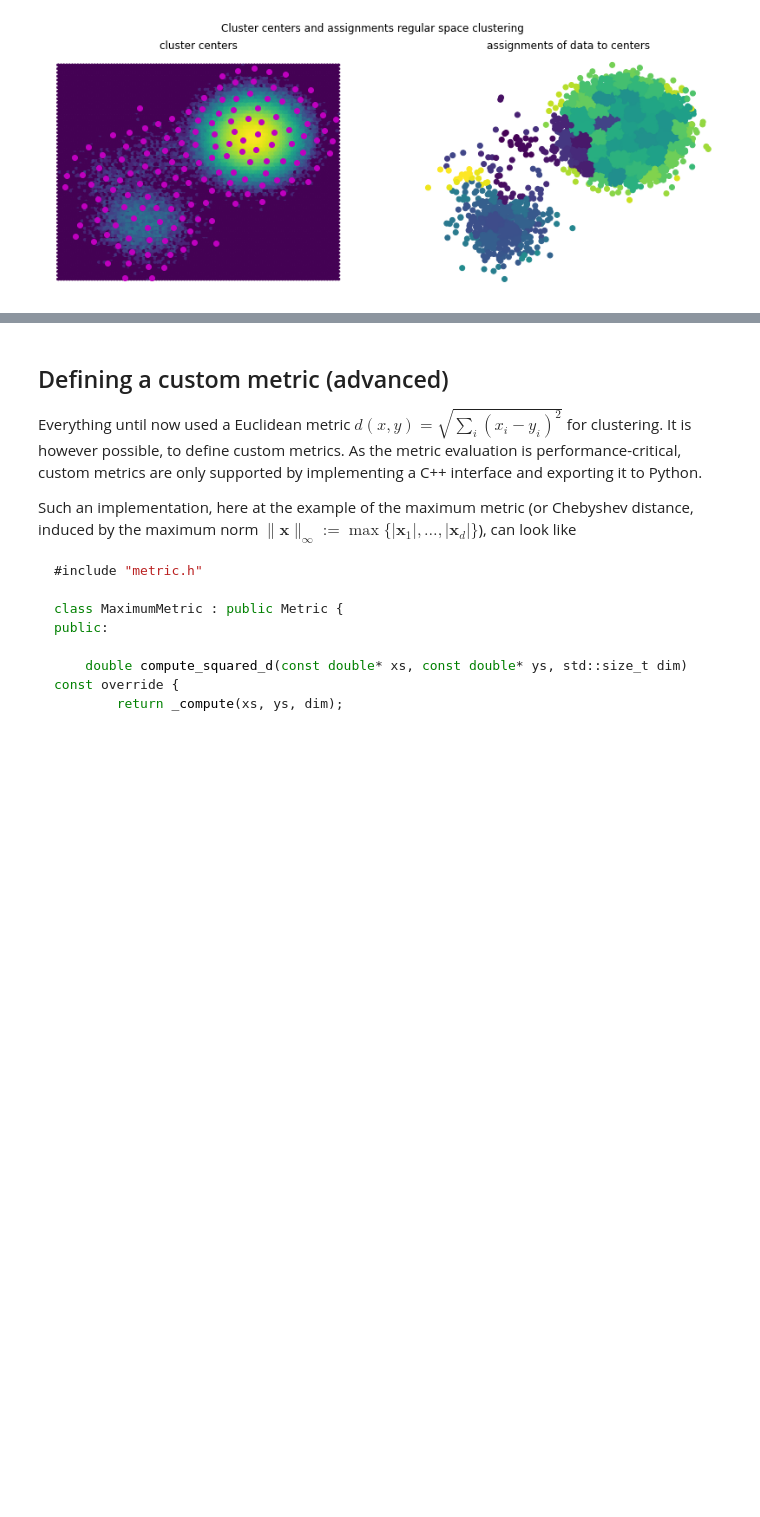
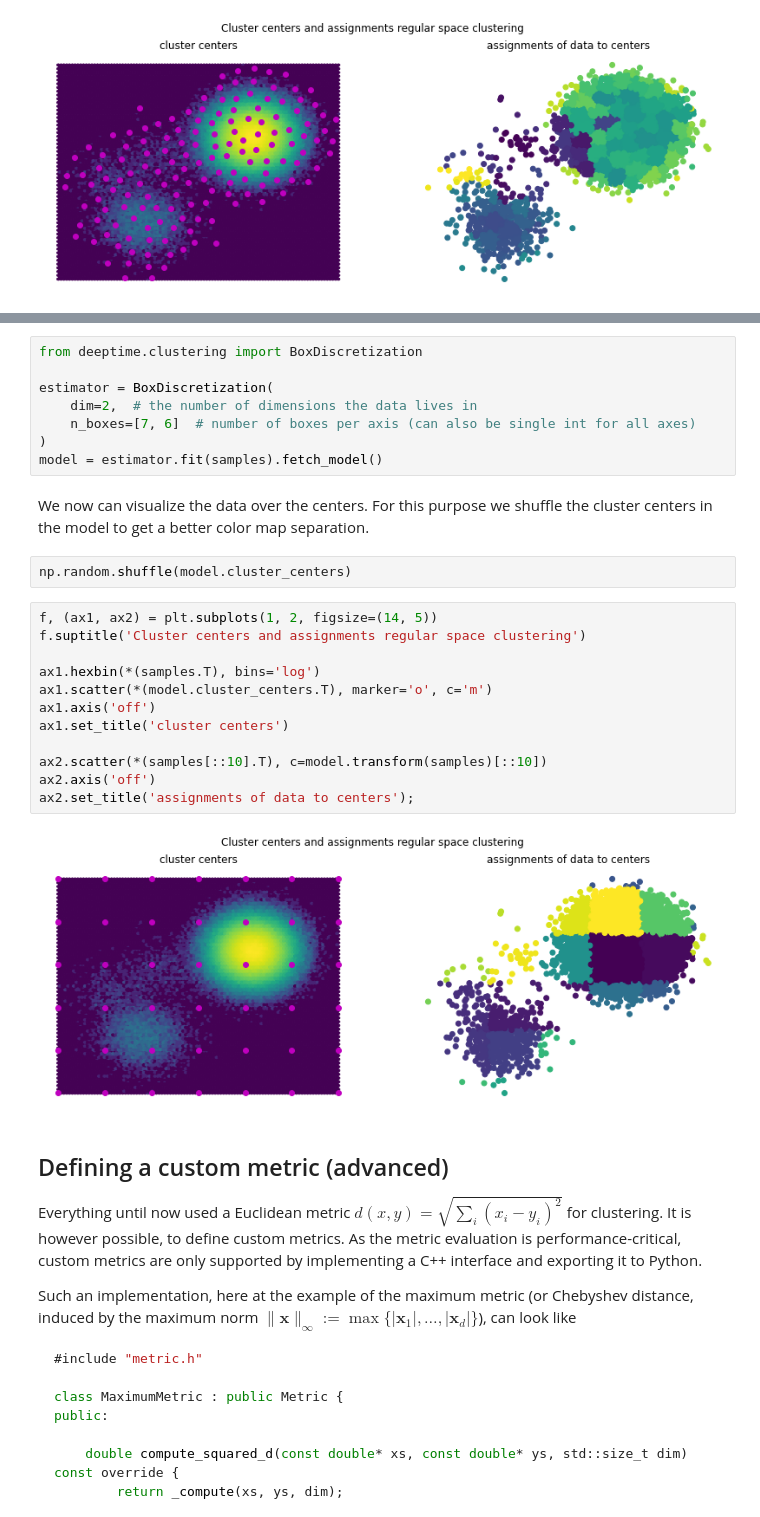
Before and after one commit to deeptime-ml/deeptime-notebooks, a Jupyter notebook: clustering.ipynb, the cells around one changed output, grey strips where cells are left out. Saved outputs shown, nothing was run; the diff lists cells and outputs as text; blank space fills up the shorter version.

```diff
--- a/clustering.ipynb
+++ b/clustering.ipynb
@@ -288,3 +292,29 @@ ax2.set_title('assignments of data to centers');
+# %%
+from deeptime.clustering import BoxDiscretization
+
+estimator = BoxDiscretization(
+    dim=2,  # the number of dimensions the data lives in
+    n_boxes=[7, 6]  # number of boxes per axis (can also be single int for all axes)
+)
+model = estimator.fit(samples).fetch_model()
+# %% [markdown]
+We now can visualize the data over the centers. For this purpose we shuffle the cluster centers in the model to get a better color map separation.
+# %%
+np.random.shuffle(model.cluster_centers)
+# %%
+f, (ax1, ax2) = plt.subplots(1, 2, figsize=(14, 5))
+f.suptitle('Cluster centers and assignments regular space clustering')
+
+ax1.hexbin(*(samples.T), bins='log')
+ax1.scatter(*(model.cluster_centers.T), marker='o', c='m')
+ax1.axis('off')
+ax1.set_title('cluster centers')
+
+ax2.scatter(*(samples[::10].T), c=model.transform(samples)[::10])
+ax2.axis('off')
+ax2.set_title('assignments of data to centers');
+# %% [output]
+[figure, added]
 # %% [markdown]
 ## Defining a custom metric (advanced)
 
```
Also changed, not shown: parts of 1 cell of this notebook.
